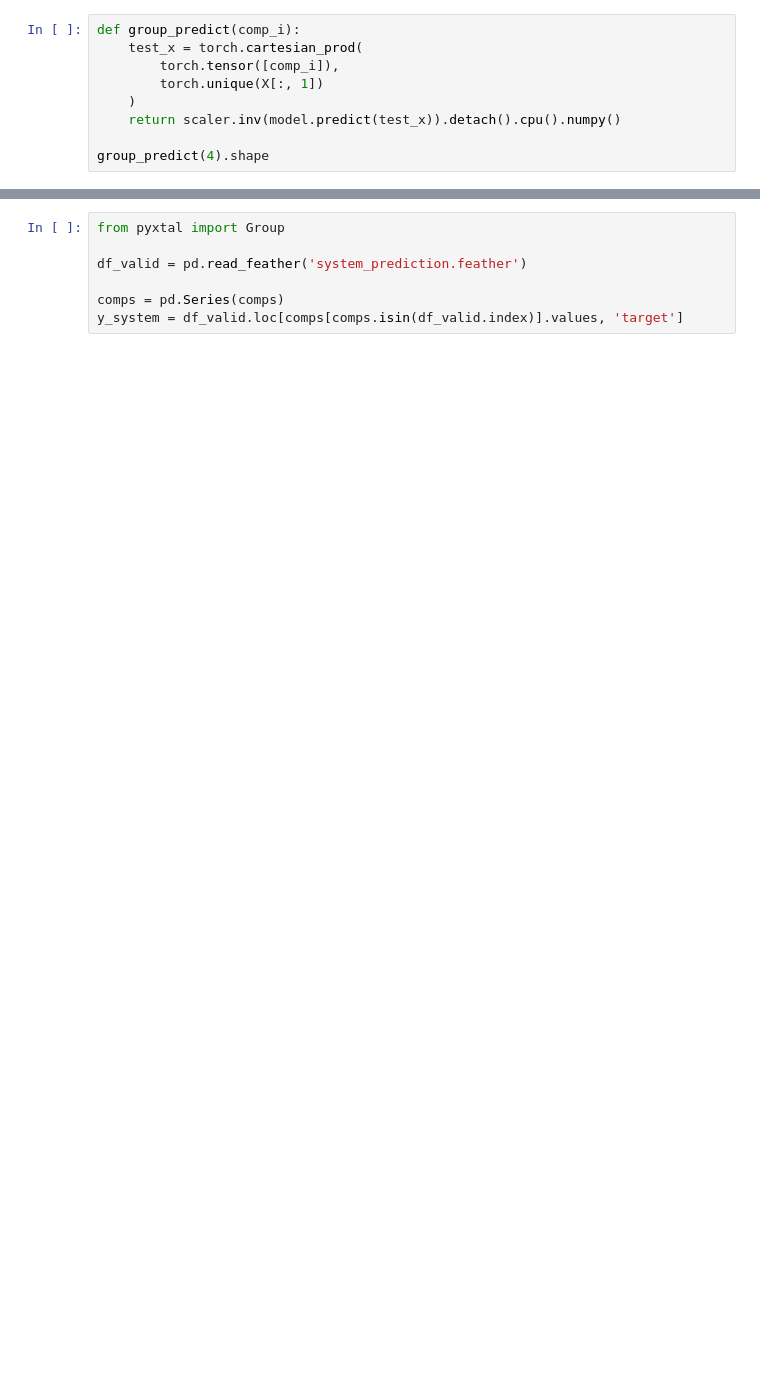
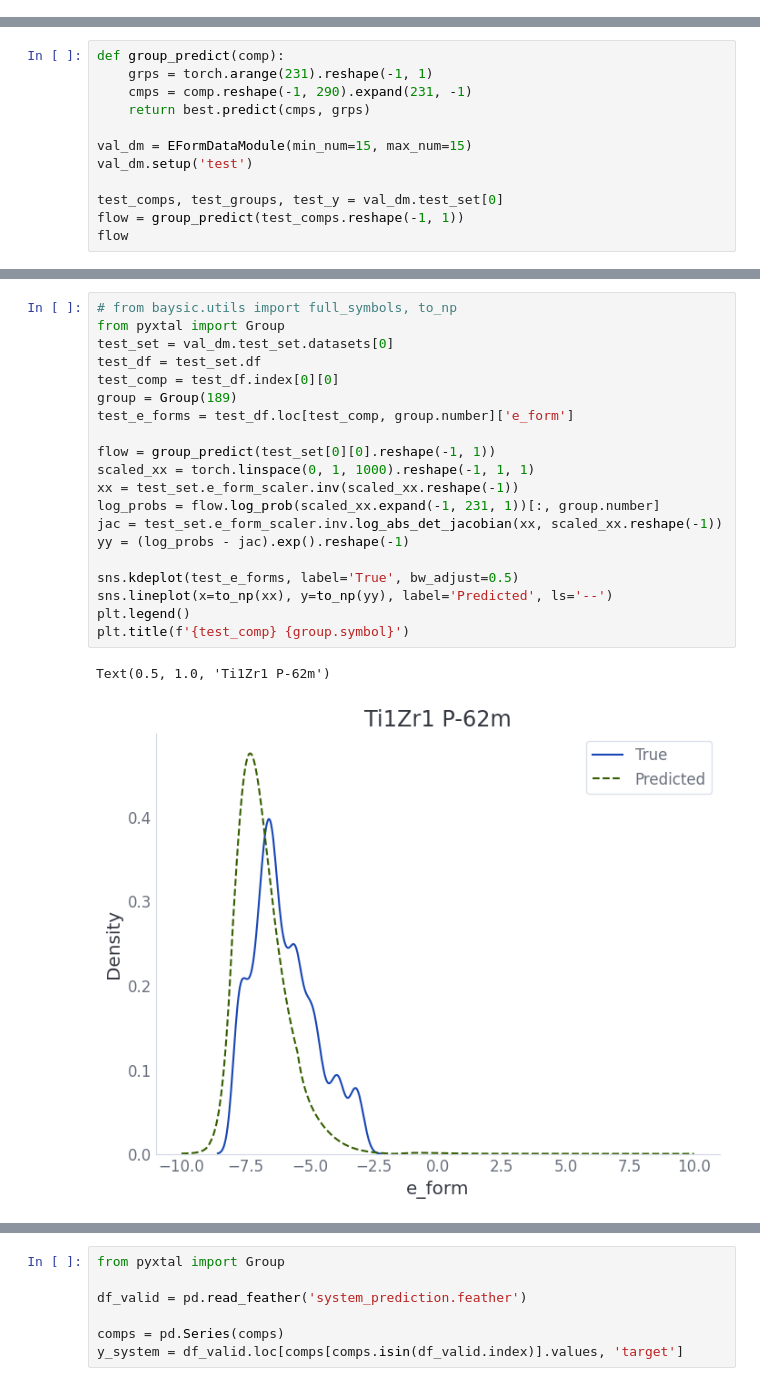
Before and after one commit to nicholas-miklaucic/baysic, a Jupyter notebook: group-latents-better.ipynb, the cells around one changed output, grey strips where cells are left out. Drawn from its saved outputs; the diff is of its cells as text; blank space fills up the shorter version.

```diff
--- a/group-latents-better.ipynb
+++ b/group-latents-better.ipynb
@@ -305,9 +433,0 @@ sns.palplot(group_colors)
-# %%
-def group_predict(comp_i):
-    test_x = torch.cartesian_prod(
-        torch.tensor([comp_i]),
-        torch.unique(X[:, 1])
-    )
-    return scaler.inv(model.predict(test_x)).detach().cpu().numpy()
-
-group_predict(4).shape
@@ -315,0 +434,12 @@ group_predict(4).shape
+# %%
+def group_predict(comp):
+    grps = torch.arange(231).reshape(-1, 1)
+    cmps = comp.reshape(-1, 290).expand(231, -1)
+    return best.predict(cmps, grps)
+
+val_dm = EFormDataModule(min_num=15, max_num=15)
+val_dm.setup('test')
+
+test_comps, test_groups, test_y = val_dm.test_set[0]
+flow = group_predict(test_comps.reshape(-1, 1))
+flow
@@ -315,0 +476,23 @@ group_predict(4).shape
+# %%
+# from baysic.utils import full_symbols, to_np
+from pyxtal import Group
+test_set = val_dm.test_set.datasets[0]
+test_df = test_set.df
+test_comp = test_df.index[0][0]
+group = Group(189)
+test_e_forms = test_df.loc[test_comp, group.number]['e_form']
+
+flow = group_predict(test_set[0][0].reshape(-1, 1))
+scaled_xx = torch.linspace(0, 1, 1000).reshape(-1, 1, 1)
+xx = test_set.e_form_scaler.inv(scaled_xx.reshape(-1))
+log_probs = flow.log_prob(scaled_xx.expand(-1, 231, 1))[:, group.number]
+jac = test_set.e_form_scaler.inv.log_abs_det_jacobian(xx, scaled_xx.reshape(-1))
+yy = (log_probs - jac).exp().reshape(-1)
+
+sns.kdeplot(test_e_forms, label='True', bw_adjust=0.5)
+sns.lineplot(x=to_np(xx), y=to_np(yy), label='Predicted', ls='--')
+plt.legend()
+plt.title(f'{test_comp} {group.symbol}')
+# %% [output]
+Text(0.5, 1.0, 'Ti1Zr1 P-62m')
+[figure, added]
```
Also changed, not shown: parts of 30 cells of this notebook, 6 other files.
